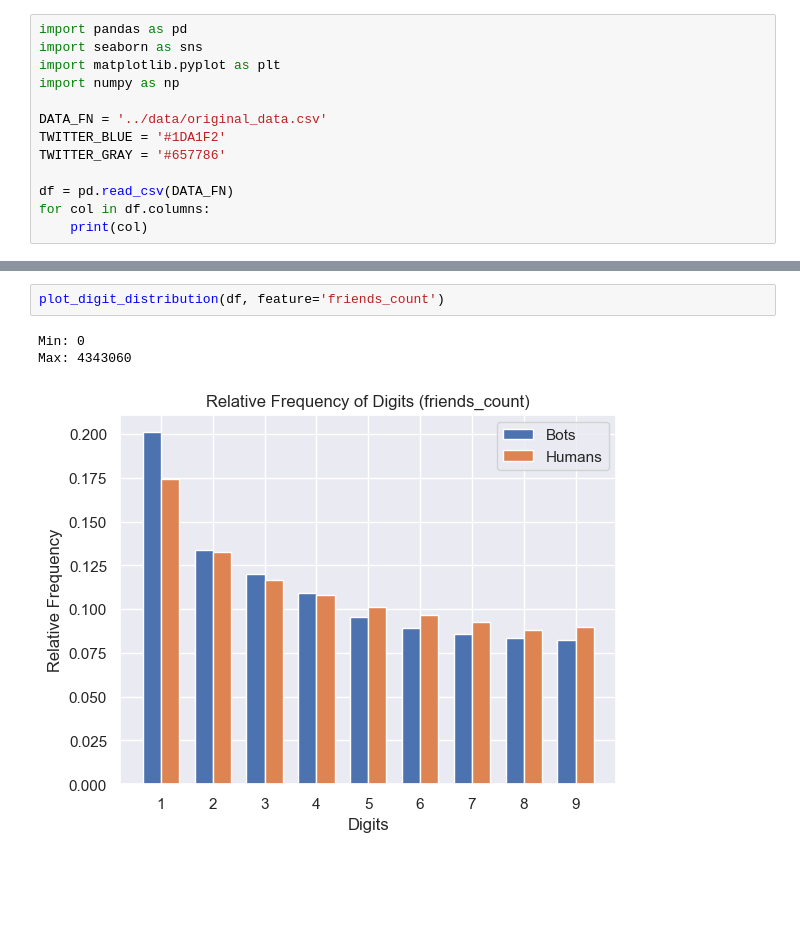
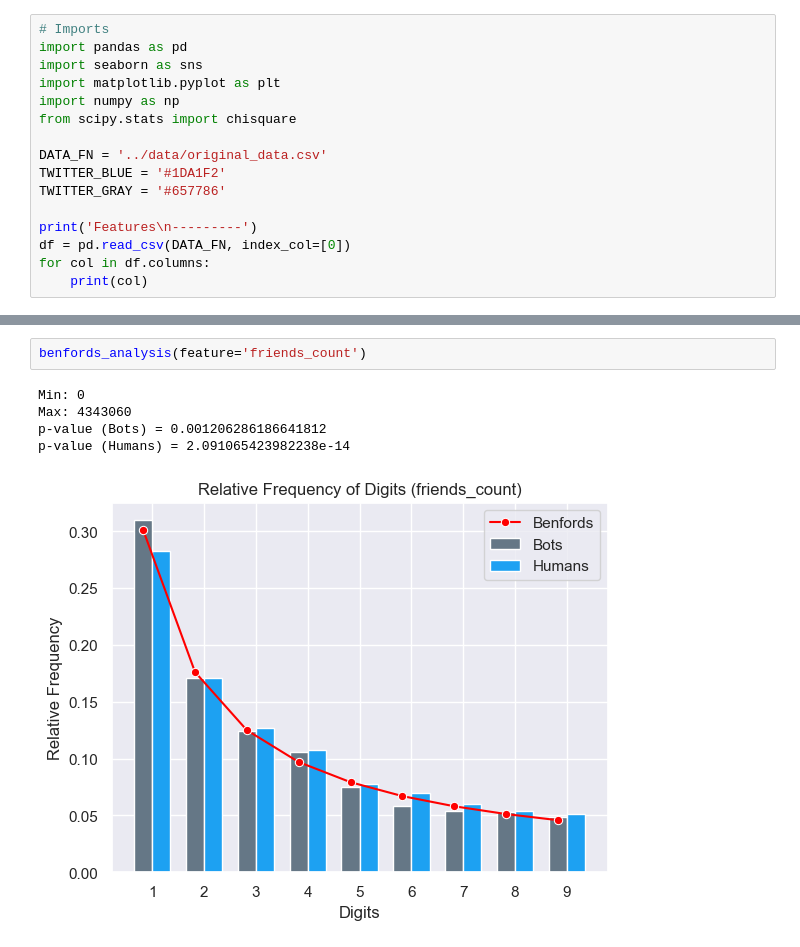
Before and after one commit to scs5/twitter-bot-detection, a Jupyter notebook: src/eda.ipynb, the cells around one changed output, grey strips where cells are left out. Drawn from its saved outputs; the diff is of its cells as text; blank space fills up the shorter version.

```diff
--- a/src/eda.ipynb
+++ b/src/eda.ipynb
@@ -3,14 +3,17 @@
 # %%
+# Imports
 import pandas as pd
 import seaborn as sns
 import matplotlib.pyplot as plt
 import numpy as np
+from scipy.stats import chisquare
 
 DATA_FN = '../data/original_data.csv'
 TWITTER_BLUE = '#1DA1F2'
 TWITTER_GRAY = '#657786'
 
-df = pd.read_csv(DATA_FN)
+print('Features\n---------')
+df = pd.read_csv(DATA_FN, index_col=[0])
 for col in df.columns:
     print(col)
 # %% [output]
@@ -233,6 +268,8 @@ Max: 121641473
 # %%
-plot_digit_distribution(df, feature='friends_count')
+benfords_analysis(feature='friends_count')
 # %% [output]
 Min: 0
 Max: 4343060
+p-value (Bots) = 0.001206286186641812
+p-value (Humans) = 2.091065423982238e-14
-[figure, old version]
+[figure, new version]
```
Also changed, not shown: parts of 17 cells of this notebook.
